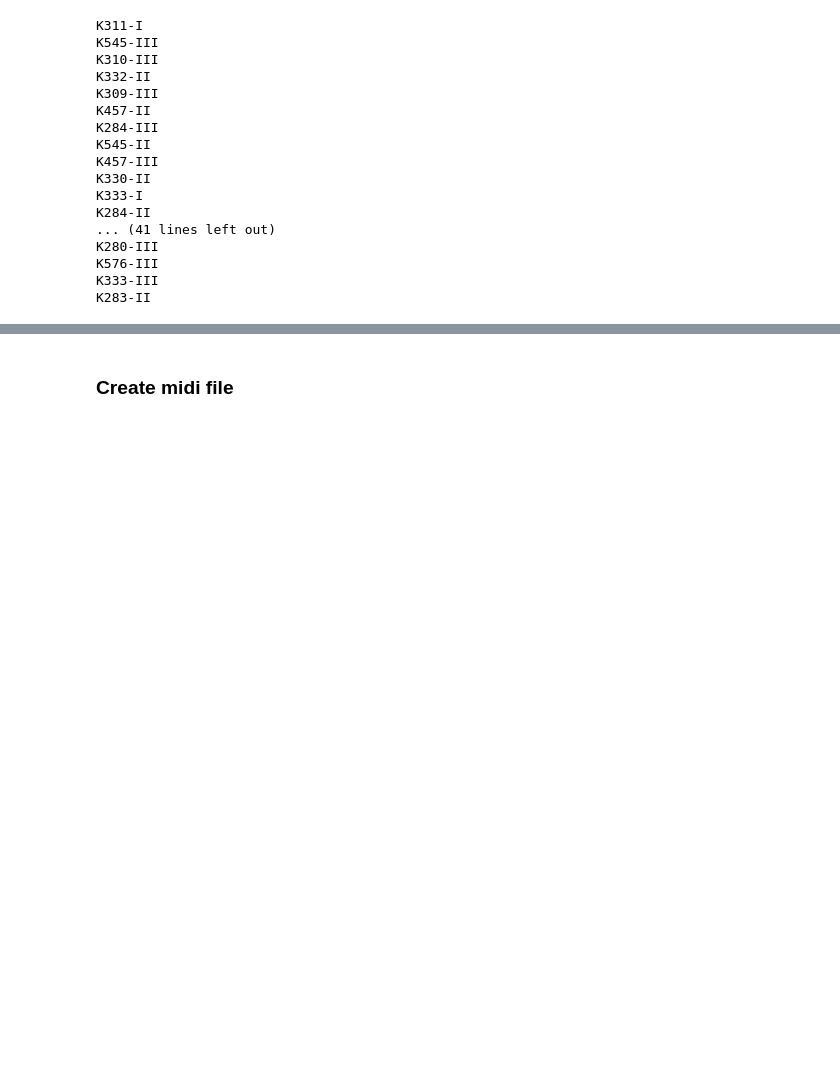
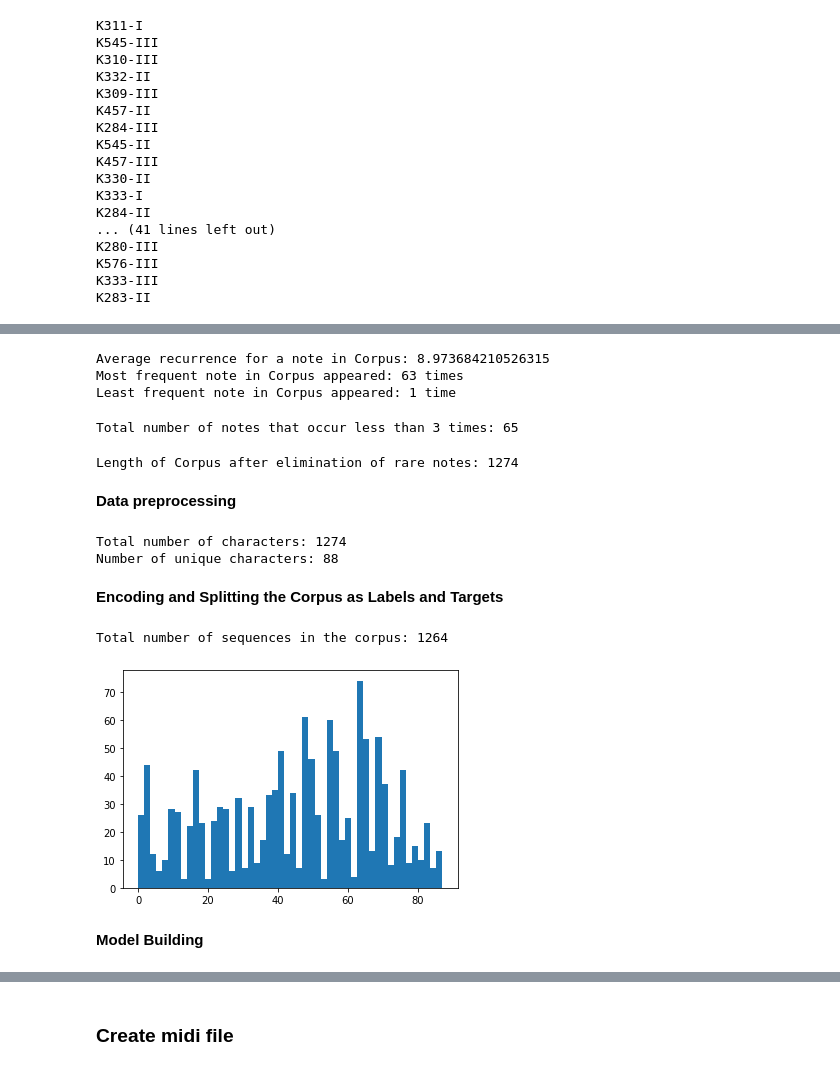
Before and after one commit to sevans47/CoolMelodyProject, a Jupyter notebook: notebooks/stephen_csv_to_midi.ipynb, the cells around one changed output, grey strips where cells are left out. Cells and saved outputs as stored; diff of their text form; code cells hidden in the pictures; blank space fills up the shorter version.

```diff
--- a/notebooks/stephen_csv_to_midi.ipynb
+++ b/notebooks/stephen_csv_to_midi.ipynb
@@ -151,0 +430,70 @@ all_csv_dfs[5].head()
+# %%
+# Exploring the notes dictionary
+Notes = list(count_num.keys())
+Recurrence = list(count_num.values())
+
+# Average recurrence for a note in Corpus
+def Average(lst):
+    return sum(lst) / len(lst)
+print("Average recurrence for a note in Corpus:", Average(Recurrence))
+print("Most frequent note in Corpus appeared:", max(Recurrence), "times")
+print("Least frequent note in Corpus appeared:", min(Recurrence), "time")
+# %% [output]
+Average recurrence for a note in Corpus: 8.973684210526315
+Most frequent note in Corpus appeared: 63 times
+Least frequent note in Corpus appeared: 1 time
+# %%
+# getting a list of rare notes
+rare_note = []
+for index, (key, value) in enumerate(count_num.items()):
+    if value < 3:
+        m = key
+        rare_note.append(m)
+
+print("Total number of notes that occur less than 3 times:", len(rare_note))
+# %% [output]
+Total number of notes that occur less than 3 times: 65
+# %%
+# Eliminating the rare notes
+for element in corpus:
+    if element in rare_note:
+        corpus.remove(element)
+
+print("Length of Corpus after elimination of rare notes:", len(corpus))
+# %% [output]
+Length of Corpus after elimination of rare notes: 1274
+# %% [markdown]
+**Data preprocessing**
+# %%
+# Storing all the unique characters present in the corpus to buid a mapping dict.
+symb = sorted(list(set(corpus)))
+
+L_corpus = len(corpus)  # length of corpus
+L_symb = len(symb)  # length of total unique characters
+
+# Building dictionary to access the vocabulary from indices and vice versa
+mapping = dict((c, i) for i, c in enumerate(symb))
+reverse_mapping = dict((i, c) for i, c in enumerate(symb))
+
+print("Total number of characters:", L_corpus)
+print("Number of unique characters:", L_symb)
+# %% [output]
+Total number of characters: 1274
+Number of unique characters: 88
+# %% [markdown]
+**Encoding and Splitting the Corpus as Labels and Targets**
+# %%
+# Splitting the corpus in equal length of strings and output target
+length = 10
+features = []
+targets = []
+for i in range(0, L_corpus - length, 1):
+    feature = corpus[i:i + length]
+    target = corpus[i + length]
+    features.append([mapping[j] for j in feature])
+    targets.append(mapping[target])
+
+L_datapoints = len(targets)
+print("Total number of sequences in the corpus:", L_datapoints)
+# %% [output]
+Total number of sequences in the corpus: 1264
@@ -151,0 +507,6 @@ all_csv_dfs[5].head()
+# %%
+plt.hist(targets, bins=50);
+# %% [output]
+[figure, added]
+# %% [markdown]
+**Model Building**
```
Also changed, not shown: parts of 61 cells of this notebook, 1 other file.
